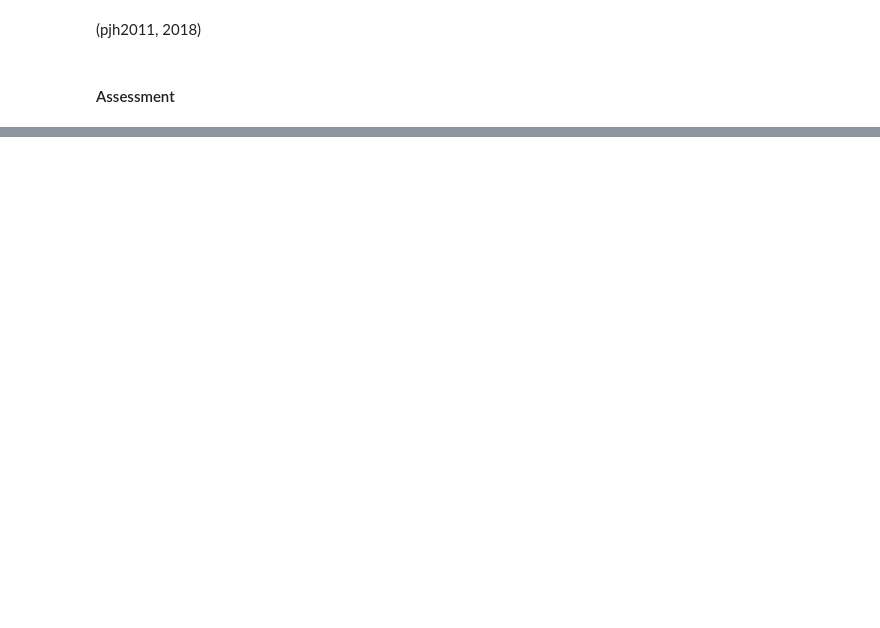
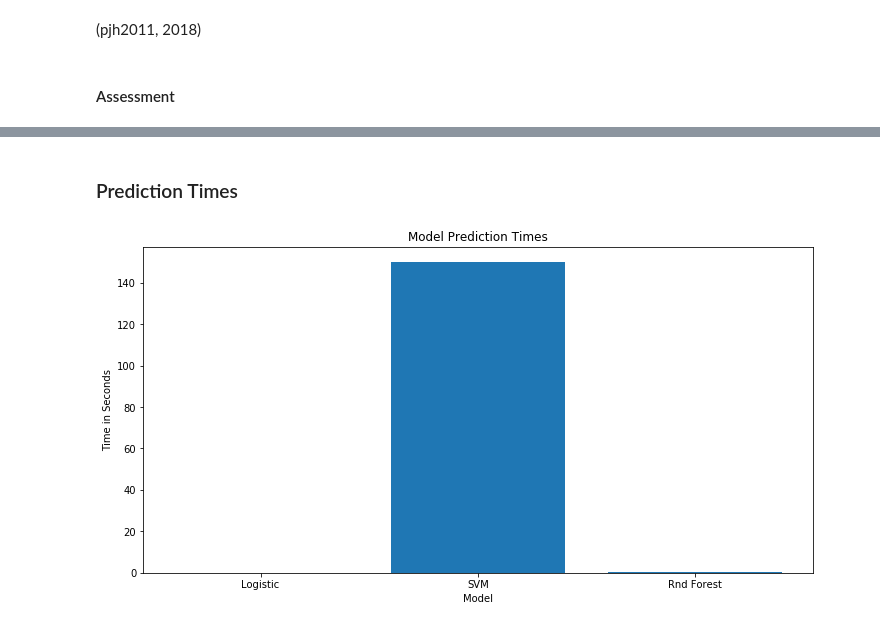
Before and after one commit to Castdeath97/skin-pigment-analysis, a Jupyter notebook: notebooks/modelling-evaluation.ipynb, the cells around one changed output, grey strips where cells are left out. Drawn from its saved outputs; the diff is of its cells as text; code cells hidden in the pictures; blank space fills up the shorter version.

```diff
--- a/notebooks/modelling-evaluation.ipynb
+++ b/notebooks/modelling-evaluation.ipynb
@@ -297,5 +305,6 @@ prediction = clf.predict(X_test)
 svm_pred_end = time.time()
 
 svm_met = printMetrics(prediction, y_test)
-print('SVM prediction time: ', svm_pred_end - svm_pred_start)
+svm_pred_time = svm_pred_end - svm_pred_start
+print('SVM prediction time(seconds): ', svm_pred_time)
 # %% [output]
@@ -350,4 +409,5 @@ prediction = clf.predict(X_test)
 for_pred_end = time.time()
 
 for_met = printMetrics(prediction, y_test)
-print('Random Forest prediction time: ', for_pred_end - for_pred_start)
+for_pred_time = for_pred_end - for_pred_start
+print('Random Forest prediction time (seconds): ', for_pred_time)
@@ -353,0 +451,15 @@ print('Random Forest prediction time: ', for_pred_end - for_pred_start)
+# %% [markdown]
+### Prediction Times
+# %%
+plt.bar([i for i, _ in enumerate(model_labels)],
+        [log_pred_time, svm_pred_time, for_pred_time])
+plt.title('Model Prediction Times')
+plt.ylabel('Time in Seconds')
+plt.xlabel('Model')
+plt.xticks([i for i, _ in enumerate(model_labels)],
+           model_labels)
+
+plt.rcParams['figure.figsize'] = [12, 6]
+plt.show()
+# %% [output]
+[figure, added]
```
Also changed, not shown: parts of 19 cells of this notebook.
